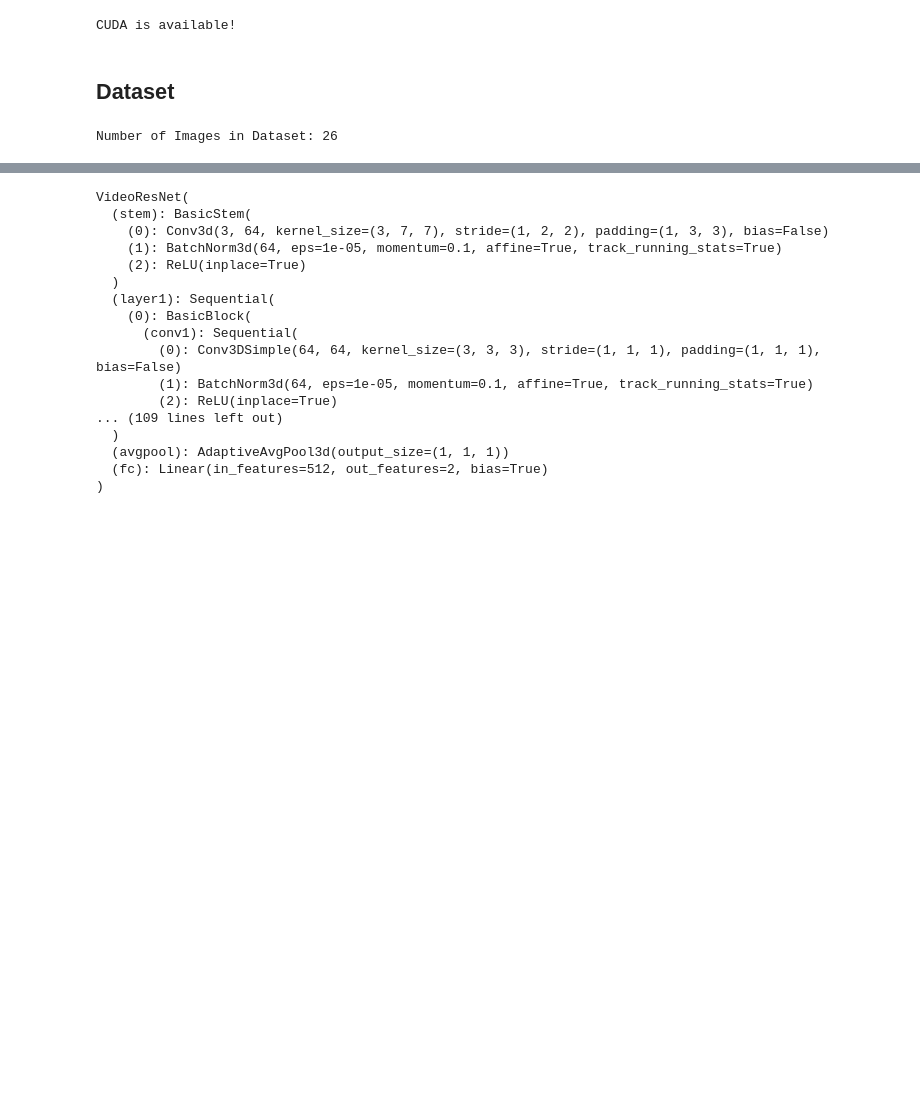
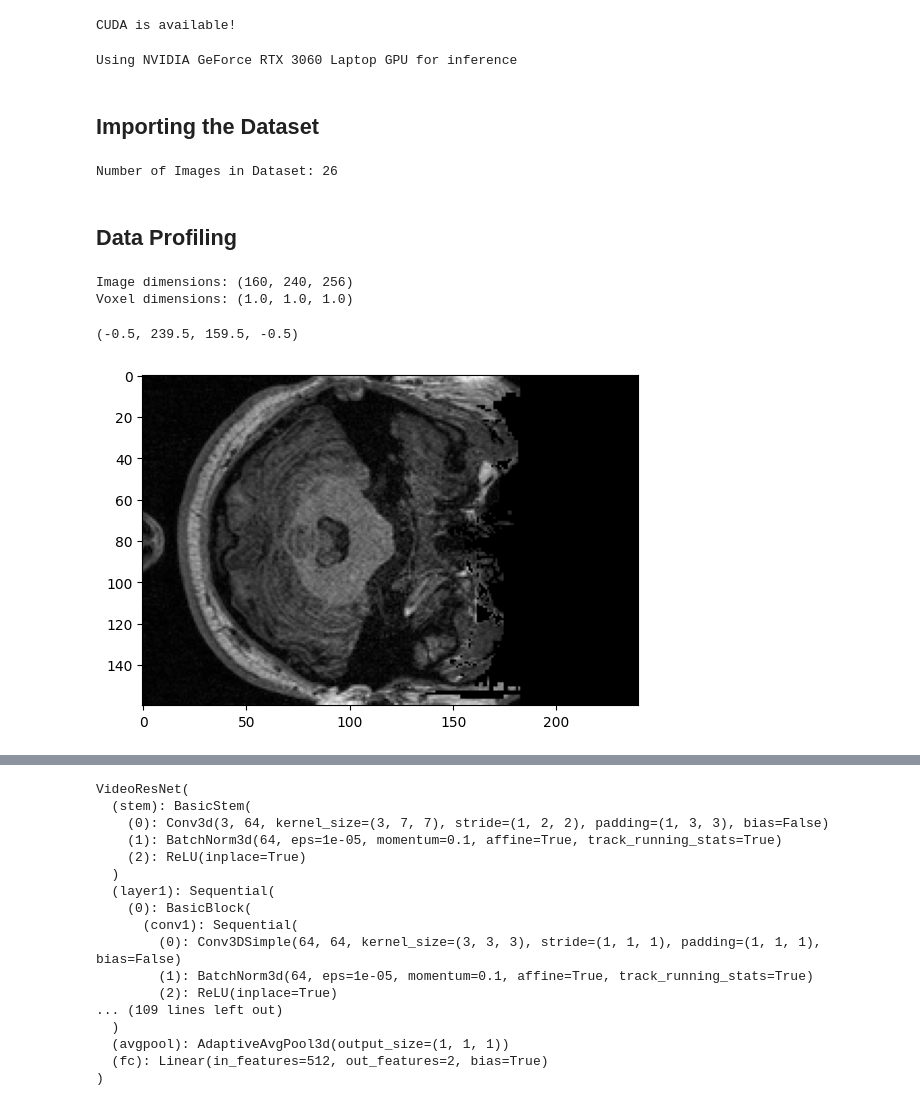
Before and after one commit to angelodelapaz/MLFinalProject, a Jupyter notebook: Model.ipynb, the cells around one changed output, grey strips where cells are left out. Cells and saved outputs as stored; diff of their text form; code cells hidden in the pictures; blank space fills up the shorter version.

```diff
--- a/Model.ipynb
+++ b/Model.ipynb
@@ -26,21 +28,21 @@ CUDA is available!
 # %%
 # Set the device to GPU if available, else CPU
 device = torch.device("cuda" if torch.cuda.is_available() else "cpu")
+print(f'Using {torch.cuda.get_device_name()} for inference')
+# %% [output]
+Using NVIDIA GeForce RTX 3060 Laptop GPU for inference
 # %% [markdown]
-## Dataset
+## Importing the Dataset
 # %%
 import os
 import nibabel as nib
 
-
-# Specify the path to the NII file
-#file_path = 'Brown/sub-0026001/ses-1/func/sub-0026001_ses-1_task-rest_run-1_bold.nii.gz'
-# Specify the root directory
 root_dir = 'brown'
-
 
 # List all subdirectories in the root directory
 subdirectories = [x[0] for x in os.walk(root_dir)]
+
+dataset = []
 
 # Iterate over the subdirectories
 for subdir in subdirectories:
@@ -48,22 +50,10 @@ for subdir in subdirectories:
     if 'anat' in subdir:
         # List all files in the subdirectory
         files = os.listdir(subdir)
-        # Iterate over the files and print their full path
-        for file in files:
-            file_path = os.path.join(subdir, file)
-
-dataset = []
-
-# Iterate over the subdirectories
-for subdir in subdirectories:
-    # Check if the subdirectory contains 'func' in its path
-    if 'func' in subdir:
-        # List all files in the subdirectory
-        files = os.listdir(subdir)
-    # Iterate over the files
+        # Iterate over the files
         for file in files:
             # Check if the file is a .nii.gz file
-             if file.endswith('.nii.gz'):
+            if file.endswith('.nii.gz'):
                 file_path = os.path.join(subdir, file)
                 # Load the Nifti image
                 data = nib.load(file_path)
@@ -74,3 +64,25 @@ for subdir in subdirectories:
 print('Number of Images in Dataset: ' + str(len(dataset)))
 # %% [output]
 Number of Images in Dataset: 26
+# %% [markdown]
+## Data Profiling
+# %%
+# Access data array and metadata
+data = dataset[22].get_fdata()
+affine = dataset[22].affine
+header = dataset[22].header
+
+# Display basic information
+print(f'Image dimensions: {data.shape}')
+print(f'Voxel dimensions: {header.get_zooms()}')
+# %% [output]
+Image dimensions: (160, 240, 256)
+Voxel dimensions: (1.0, 1.0, 1.0)
+# %%
+# Display the image
+
+plt.imshow(data[:, :, 90], cmap='gray')
+plt.axis('on')
+# %% [output]
+(-0.5, 239.5, 159.5, -0.5)
+[figure, added]
```
Also changed, not shown: parts of 7 cells of this notebook.
